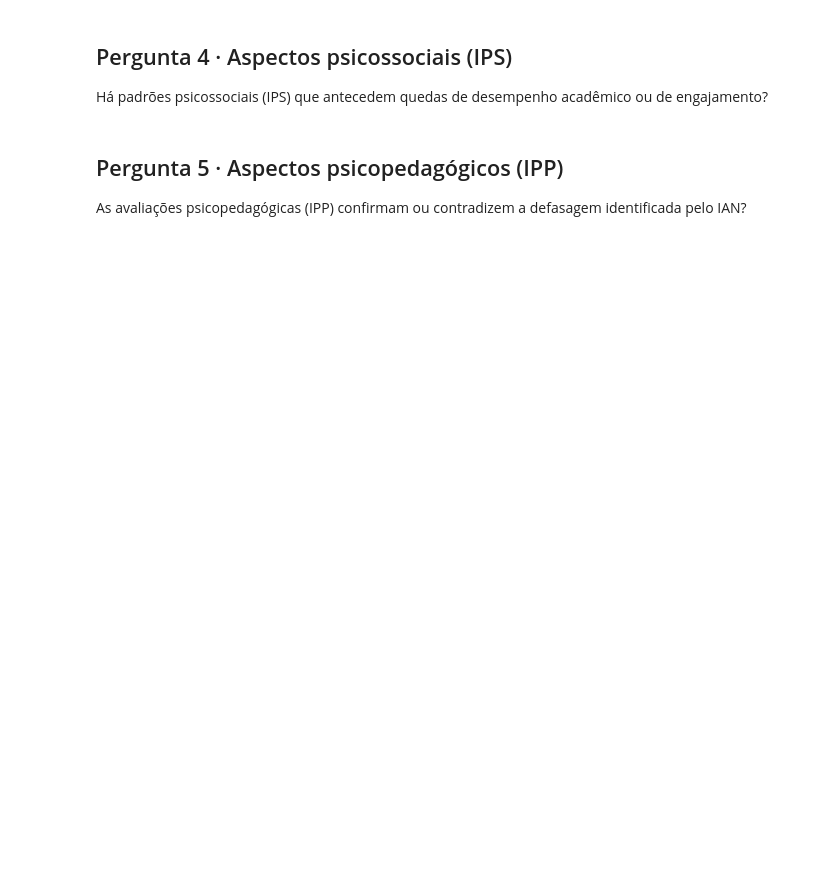
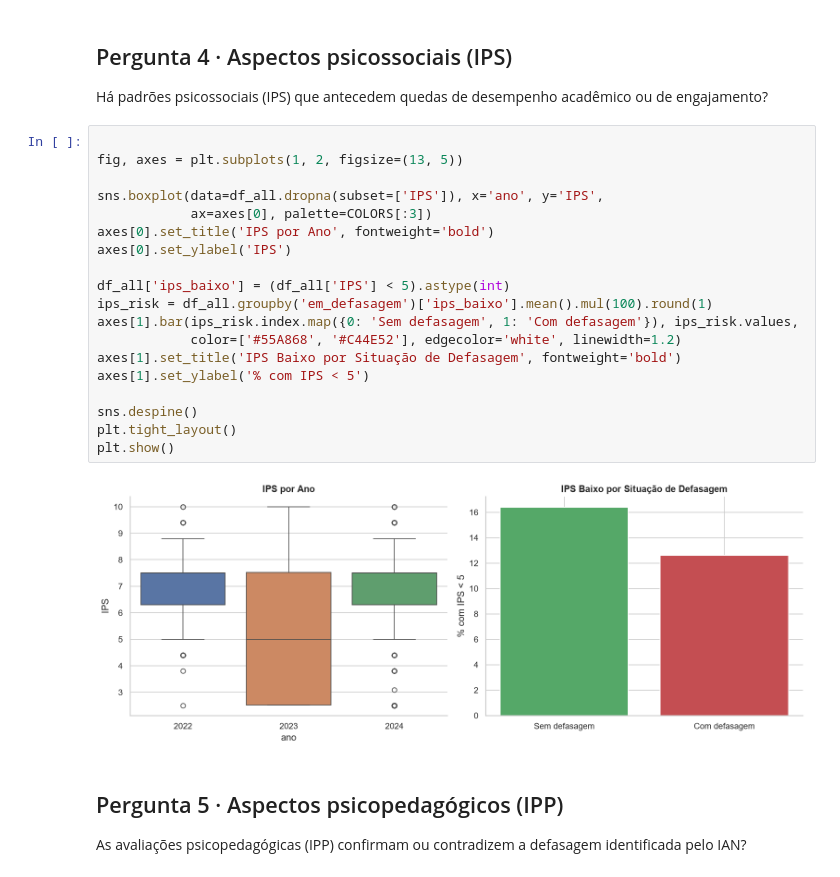
Before and after one commit to Jonathan-Paixao/datathon-fiap, a Jupyter notebook: eda/EDA_PassosMagicos.ipynb, the cells around one changed output. Drawn from its saved outputs; the diff is of its cells as text; blank space fills up the shorter version.

```diff
--- a/eda/EDA_PassosMagicos.ipynb
+++ b/eda/EDA_PassosMagicos.ipynb
@@ -229,6 +324,27 @@ As percepções dos alunos sobre si mesmos (IAA) são coerentes com seu desempen
 ## Pergunta 4 · Aspectos psicossociais (IPS)
 
 Há padrões psicossociais (IPS) que antecedem quedas de desempenho acadêmico ou de engajamento?
+# %%
+
+fig, axes = plt.subplots(1, 2, figsize=(13, 5))
+
+sns.boxplot(data=df_all.dropna(subset=['IPS']), x='ano', y='IPS',
+            ax=axes[0], palette=COLORS[:3])
+axes[0].set_title('IPS por Ano', fontweight='bold')
+axes[0].set_ylabel('IPS')
+
+df_all['ips_baixo'] = (df_all['IPS'] < 5).astype(int)
+ips_risk = df_all.groupby('em_defasagem')['ips_baixo'].mean().mul(100).round(1)
+axes[1].bar(ips_risk.index.map({0: 'Sem defasagem', 1: 'Com defasagem'}), ips_risk.values,
+            color=['#55A868', '#C44E52'], edgecolor='white', linewidth=1.2)
+axes[1].set_title('IPS Baixo por Situação de Defasagem', fontweight='bold')
+axes[1].set_ylabel('% com IPS < 5')
+
+sns.despine()
+plt.tight_layout()
+plt.show()
+# %% [output]
+[figure, added]
 # %% [markdown]
 ## Pergunta 5 · Aspectos psicopedagógicos (IPP)
 
```
Also changed, not shown: parts of 7 cells of this notebook.
